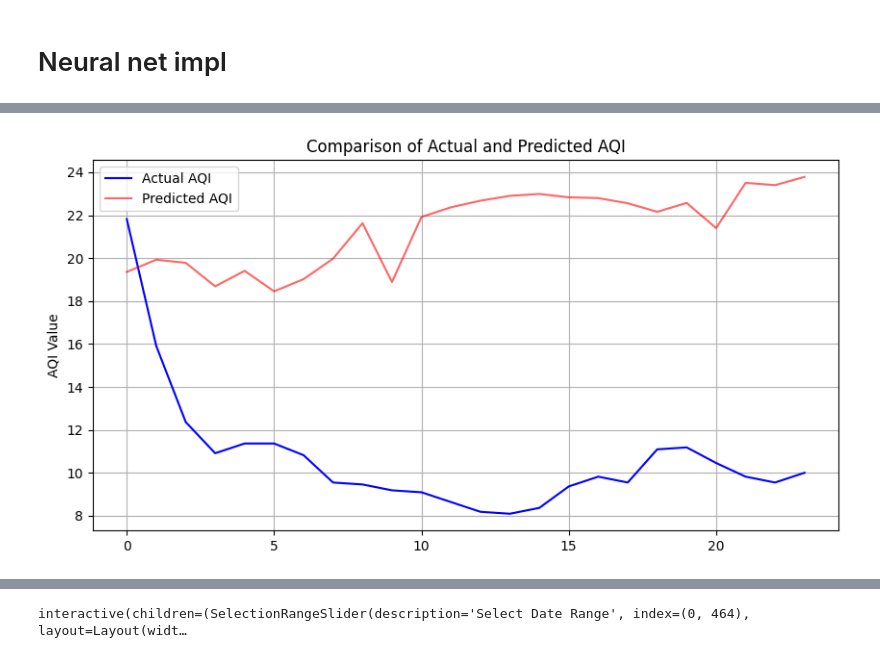
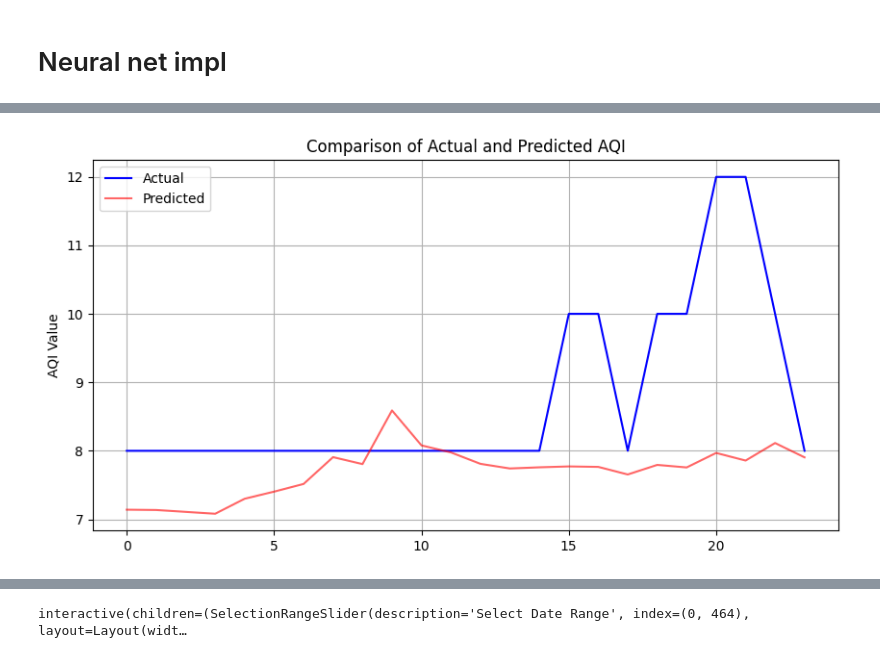
Before and after one commit to Magellol/montreal-aqi-predictions, a Jupyter notebook: index.ipynb, the cells around one changed output, grey strips where cells are left out. Saved outputs shown, nothing was run; the diff lists cells and outputs as text; code cells hidden in the pictures.

Commit message:
Attempt to predict individual pollutant as opposed to the whole AQI

```diff
--- a/index.ipynb
+++ b/index.ipynb
@@ -219,8 +231,19 @@ df
 # We can take the maximum measurement for a given station for a given datetime (regardless of the pollutant).
 # Note: we are assuming each pollutant contributes equally to the AQI level
 # (Using the maximum pollutant value as a representative AQI is simplistic. Real AQI calculation may involve more complex computations where different pollutants have different weights or scale adjustments based on their health impact.)
-group1_df = df.groupby(['stationId', 'datetime']).max("valeur")
+# group1_df = df.groupby(['stationId', 'datetime']).max("valeur")
 
 # Manually verifying the maximum has been taken for a given station id on a given datetime
-group1_df
+# group1_df
+
+# For each pollutant and each datime, grab the mean of all AQI measures across all stations (This will give us a good idea of the overall AQI per pollutants across MTL)
+# TODO: Pollutants are all on different scale (they contribute differently to AQI, should we base them all on the same scale)
+aqi_df = df.groupby(['pollutant', 'datetime'])["measure"].mean()
+aqi_df = aqi_df.reset_index()
+aqi_df = aqi_df.pivot(index="datetime", columns="pollutant", values="measure").reset_index()
+
+# TODO: see if we can do something better than 0 for SO2 since there are 29 rows without data
+aqi_df.fillna({'CO': 0, "SO2": 0, "PM": aqi_df['PM'].mode()[0]}, inplace=True)
+
+aqi_df
 # %% [output]
@@ -241,9 +263,5 @@ group1_df
 # %%
-# Get the mean across all station maximums for each datetime
-group2_df = group1_df.groupby("datetime").mean("valeur")
-group2_df.reset_index(inplace=True)
-
-merged = pd.merge(group2_df, weather_df, on="datetime", how="left")
+merged = pd.merge(aqi_df, weather_df, on="datetime", how="left")
 
 merged['year'] = merged['datetime'].dt.year
 # Year has a bigger number range than the rest so we divide it up by its maximum
@@ -291,14 +309,23 @@ len(merged.loc[train_idxs]), len(valid_idxs)
 # %% [output]
 (82536, 13896)
 # %%
+# TODO
+# I have discovered that predictins measurements value for each pollutants instead of AQI produces more accurate predictions for a given pollutants
+# it looks like there is a correlation between pollutants (e.g O3 levels helps with predicting PM2.5 which will end up helping with AQI)
+
+# I could build a few models and make them predict only a subset of data. PM looks like it's the hardest to predict so we can try to predict the other oens and combine their output to predict PM.
+# Once all values were predicted, we can compute the AQI relative to the whole MTL metropolitain area (because it's just a math formula, no need to predict anything)
+
 dls = TabularPandas(
   merged,
   procs=[Categorify, Normalize],
   cat_names=['weekday', 'hour', 'month', 'day'],
-  cont_names=['year', "precip", "temp", "rel_humid"],
-  y_names=['valeur'],
+  cont_names=['O3', 'year', "precip", "temp", "rel_humid"],
+  # TODO: can I predict more things at once?
+  # y_names=['CO', 'NO2', 'O3', 'PM', 'SO2'],
+  y_names=["SO2"],
   splits=(train_idxs, valid_idxs),
-  y_block=RegressionBlock()
+  # y_block=RegressionBlock()
 ).dataloaders(bs=1024)
 
 dls.show_batch()
@@ -327,4 +354,4 @@ SuggestedLRs(valley=0.02290867641568184, slide=5.248074739938602e-05)
 # %%
-learn.fit_one_cycle(2, 0.001)
+learn.fit_one_cycle(10, 0.001)
 # %% [output]
 | epoch | train_loss | valid_loss | mae | time |
@@ -338,23 +373,23 @@ def mk_analysis_df(df, preds):
 # %%
 # # learn.recorder.plot_loss()
 # learn.show_results(max_n=10)
 
 df = merged.loc[test_idxs]
 test_dl = dls.test_dl(df)
 preds, targets = learn.get_preds(dl=test_dl)
 
 # Plotting
 plt.figure(figsize=(10, 5))
-plt.plot(targets[:24], label='Actual AQI', color='blue')
-plt.plot(preds[:24], label='Predicted AQI', color='red', alpha=0.6)
+plt.plot(targets[:24], label='Actual', color='blue')
+plt.plot(preds[:24], label='Predicted', color='red', alpha=0.6)
 plt.title('Comparison of Actual and Predicted AQI')
 plt.ylabel('AQI Value')
 plt.legend()
 plt.grid(True)
 plt.show()
 # %% [output]
 [interactive output not drawn]
-[figure, old version]
+[figure, new version]
 # %%
 df_test = merged.loc[test_idxs]
 test_dl = dls.test_dl(df_test)
```
Also changed, not shown: parts of 14 cells of this notebook.
